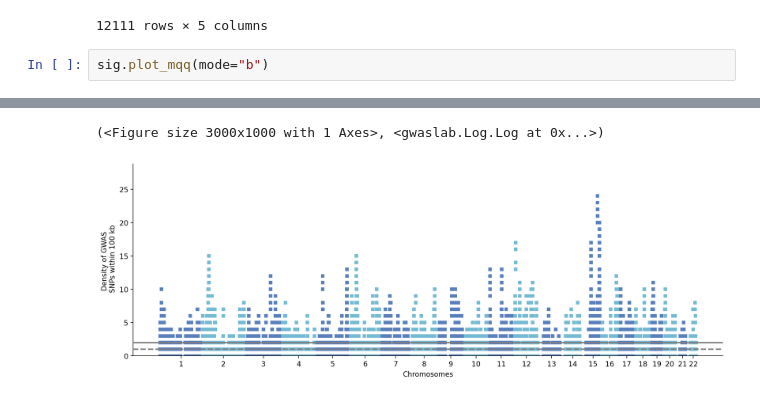
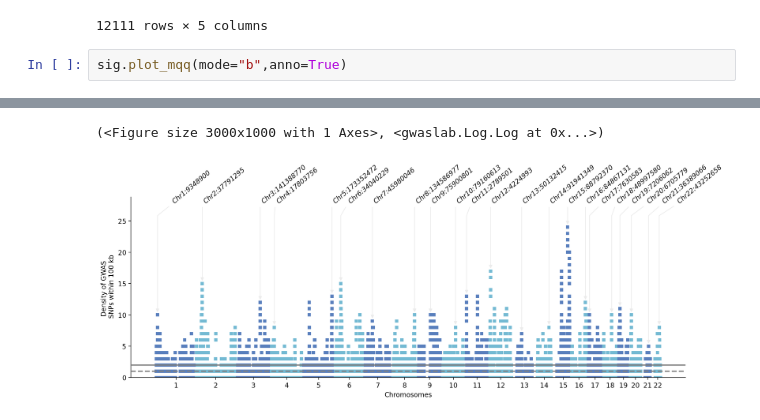
Before and after one commit to Cloufield/gwaslab, a Jupyter notebook: examples/height/Utility_density.ipynb, the cells around one changed output, grey strips where cells are left out. Cells and saved outputs as stored; diff of their text form.

```diff
--- a/examples/height/Utility_density.ipynb
+++ b/examples/height/Utility_density.ipynb
@@ -65,5 +65,5 @@ sig.data
 | 12110 | rs9628185 | 22 | 50671564 | 9980999 | 0 |
 12111 rows × 5 columns
 # %%
-sig.plot_mqq(mode="b")
+sig.plot_mqq(mode="b",anno=True)
 # %% [output]
@@ -84,2 +83,2 @@ Tue Jan 17 15:45:16 2023  -Skip annotating
 (<Figure size 3000x1000 with 1 Axes>, <gwaslab.Log.Log at 0x...>)
-[figure, old version]
+[figure, new version]
```
Also changed, not shown: parts of 4 cells of this notebook, 1 other file.
